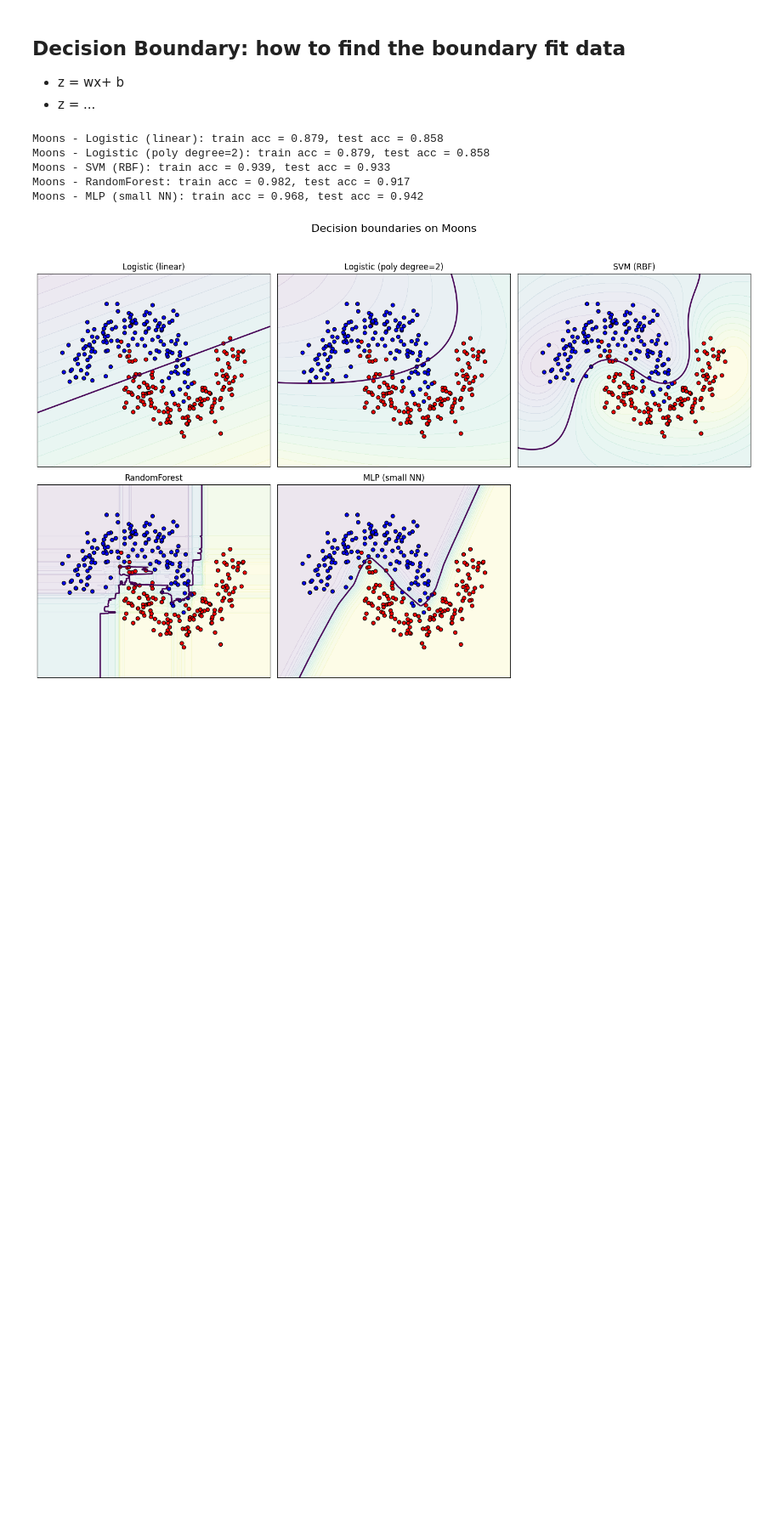
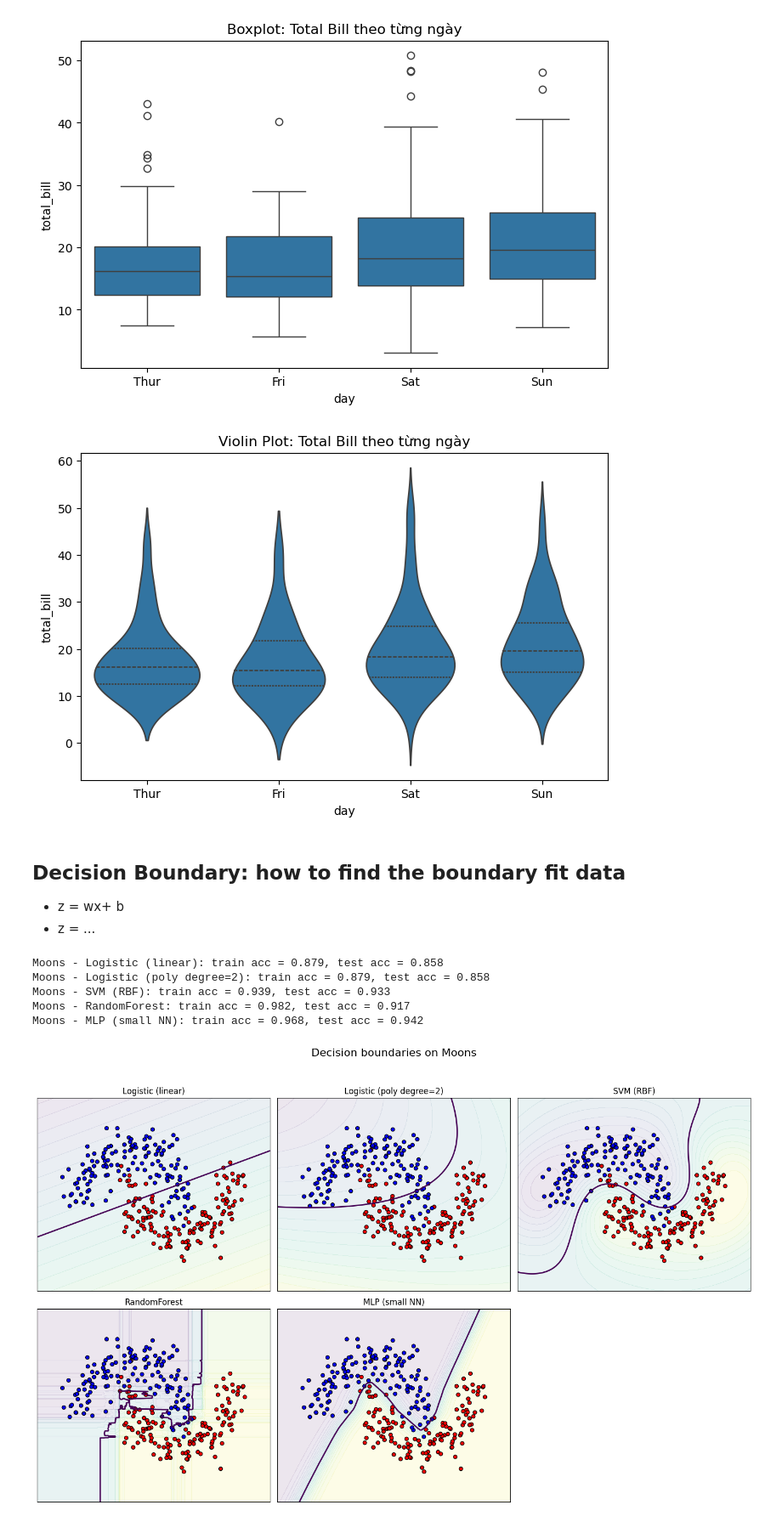
Before and after one commit to doduyquy/SGU_2025_ML_Fundamentals, a Jupyter notebook: temp.ipynb, the cells around one changed output. Shown at 85% size. Cells and saved outputs as stored; diff of their text form; code cells hidden in the pictures; blank space fills up the shorter version.

```diff
--- a/temp.ipynb
+++ b/temp.ipynb
@@ -1,6 +1,28 @@
 # %%
 import numpy as np
 import matplotlib.pyplot as plt
+# %%
+import seaborn as sns
+import matplotlib.pyplot as plt
+
+# Dataset ví dụ (tips)
+tips = sns.load_dataset("tips")
+
+# Boxplot: mối quan hệ giữa total_bill (số tiền) và day (ngày trong tuần)
+plt.figure(figsize=(8,5))
+sns.boxplot(x="day", y="total_bill", data=tips)
+plt.title("Boxplot: Total Bill theo từng ngày")
+plt.savefig("temp")
+plt.show()
+
+# Violin plot: so sánh phân phối
+plt.figure(figsize=(8,5))
+sns.violinplot(x="day", y="total_bill", data=tips, inner="quartile")
+plt.title("Violin Plot: Total Bill theo từng ngày")
+plt.show()
+# %% [output]
+[figure, added]
+[figure, added]
 # %% [markdown]
 ## Decision Boundary: how to find the boundary fit data
 
```
Also changed, not shown: 24 other files.
